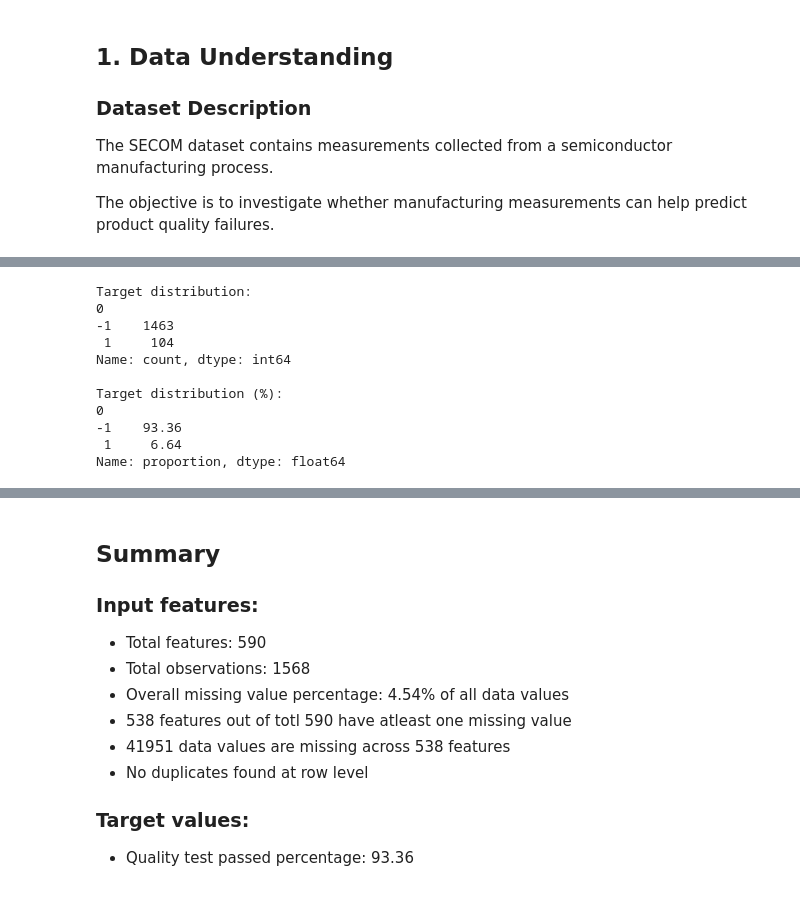
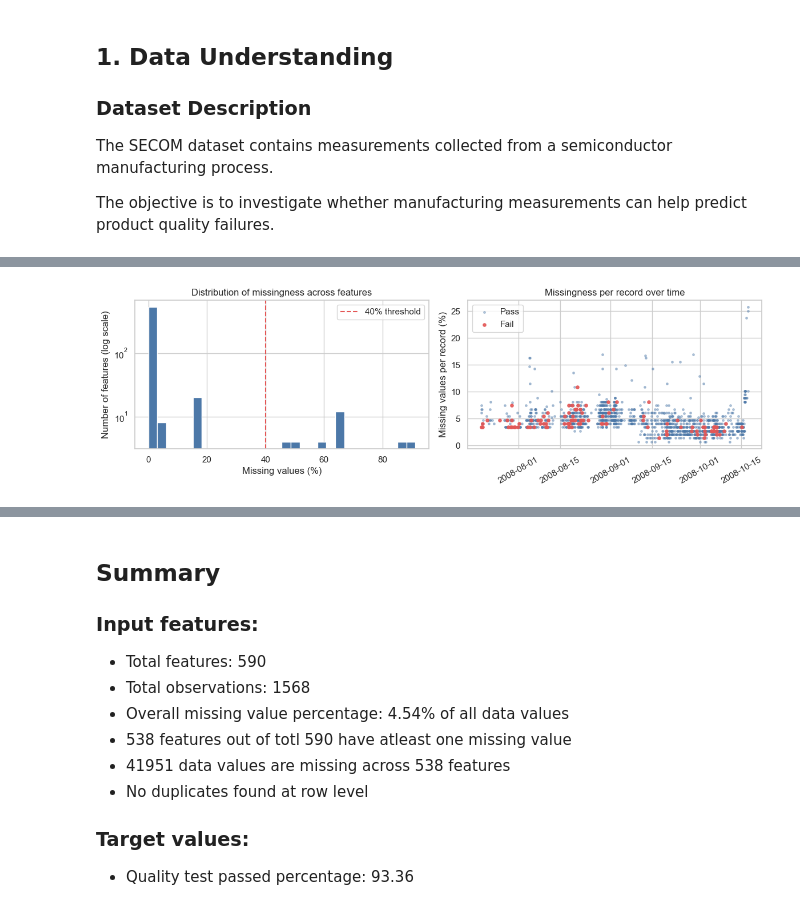
Before and after one commit to dbamunu/secom, a Jupyter notebook: notebooks/1_understand_data.ipynb, the cells around one changed output, grey strips where cells are left out. Drawn from its saved outputs; the diff is of its cells as text; code cells hidden in the pictures.

```diff
--- a/notebooks/1_understand_data.ipynb
+++ b/notebooks/1_understand_data.ipynb
@@ -88,0 +122,7 @@ plt.show()
+# %%
+miss_pct = X.isna().mean() * 100
+
+print("Features by missingness level:")
+for t in (0, 10, 20, 40, 50, 60):
+    print(f"  > {t:>2}% missing: {(miss_pct > t).sum():>3} features")
+print(f"\nWorst feature: {miss_pct.idxmax()} ({miss_pct.max():.1f}% missing)")
@@ -89,20 +139,22 @@ plt.show()
 # %%
-# Count each quality outcome
-print("Target distribution:")
-print(y.value_counts().sort_index())
+fig, ax = plt.subplots(1, 2, figsize=(12, 3.8))
 
-# Calculate percentages
-print("\nTarget distribution (%):")
-print((y.value_counts(normalize=True).sort_index() * 100).round(2))
+ax[0].hist(miss_pct, bins=30, color=PASS_COL, edgecolor="white")
+ax[0].axvline(MISSING_THRESHOLD, color=FAIL_COL, ls="--", label=f"{MISSING_THRESHOLD}% threshold")
+ax[0].set_yscale("log")
+ax[0].set_xlabel("Missing values (%)")
+ax[0].set_ylabel("Number of features (log scale)")
+ax[0].set_title("Distribution of missingness across features")
+ax[0].legend()
+
+# Missingness per record over time: bursts suggest sensor outages or process changes
+row_miss = X.isna().mean(axis=1) * 100
+ax[1].scatter(ts[y == 0], row_miss[y == 0], s=6, alpha=0.4, color=PASS_COL, label="Pass")
+ax[1].scatter(ts[y == 1], row_miss[y == 1], s=14, alpha=0.9, color=FAIL_COL, label="Fail")
+ax[1].set_ylabel("Missing values per record (%)")
+ax[1].set_title("Missingness per record over time")
+ax[1].tick_params(axis="x", rotation=30)
+ax[1].legend()
+savefig("03_missing_values")
 # %% [output]
-Target distribution:
-0
--1    1463
- 1     104
-Name: count, dtype: int64
-
-Target distribution (%):
-0
--1    93.36
- 1     6.64
-Name: proportion, dtype: float64
+[figure, added]
```
Also changed, not shown: parts of 30 cells of this notebook, 12 other files.
